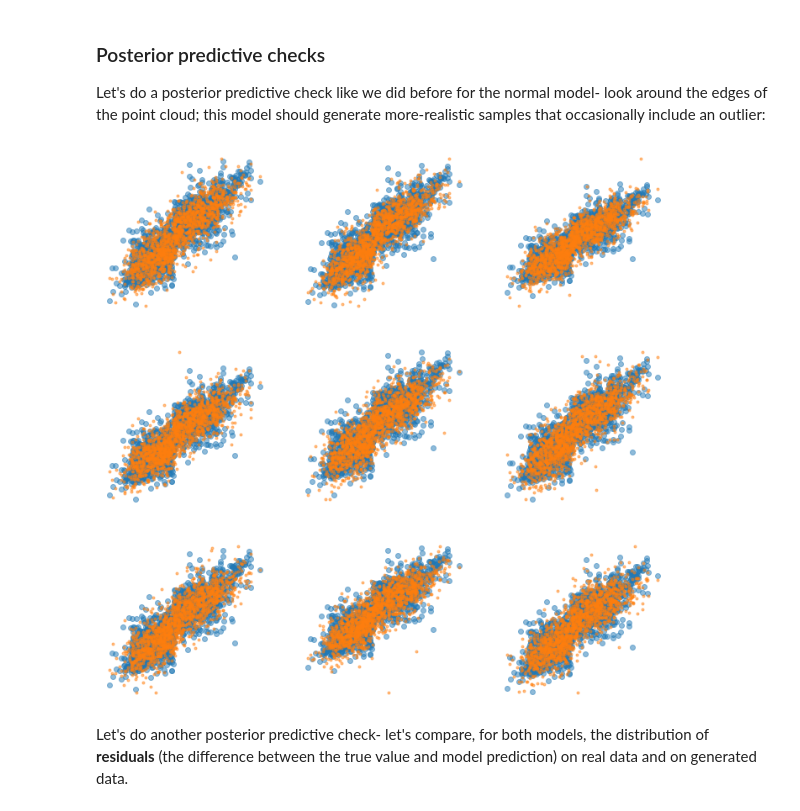
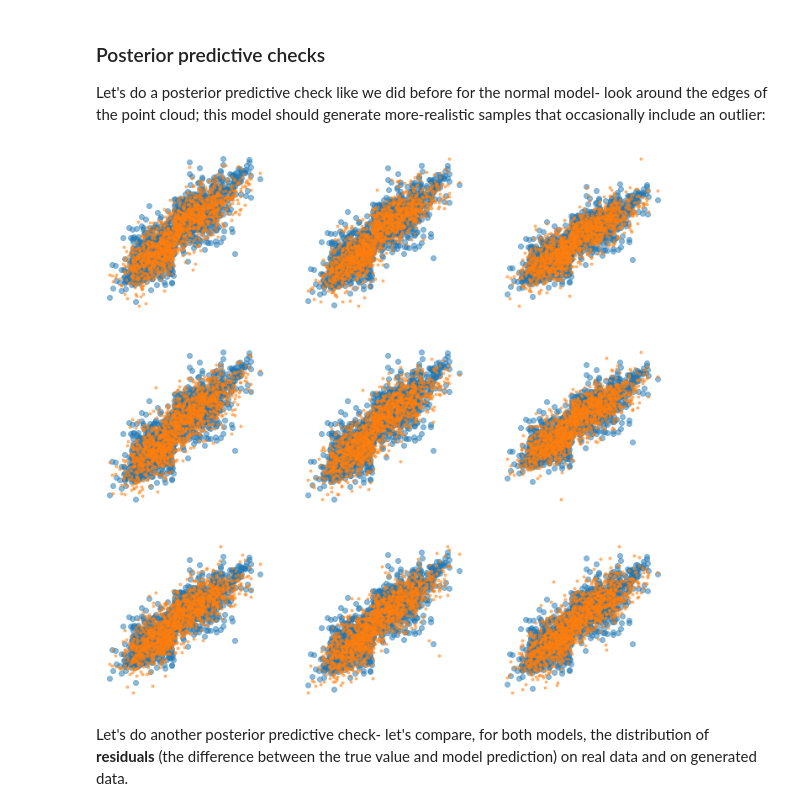
Before and after one commit to prior-knowledge/bayestime, a Jupyter notebook: extras/extras_02_outlier_resistant_regression.ipynb, the cells around one changed output. Cells and saved outputs as stored; diff of their text form; code cells hidden in the pictures.

```diff
--- a/extras/extras_02_outlier_resistant_regression.ipynb
+++ b/extras/extras_02_outlier_resistant_regression.ipynb
@@ -154,10 +159,12 @@ for j in range(9):
     i = np.random.choice(np.arange(traces_norm["beta"].shape[0]))
     beta = traces_norm["beta"][i,:]
     sigma = traces_norm["sigma"][i]
+    intercept = traces_norm["intercept"][i]
     epsilon = np.random.normal(0, sigma, size=len(Y_test))
+
 
     plt.subplot(3,3,j+1)
     plt.plot(X_test[:,0], Y_test, "o", alpha=0.5)
-    plt.plot(X_test[:,0], beta.dot(X_test.T)+epsilon, ".", alpha=0.5)
+    plt.plot(X_test[:,0], beta.dot(X_test.T)+intercept+epsilon, ".", alpha=0.5)
     plt.axis(False);
 # %% [output]
@@ -251,18 +272,19 @@ Let's do a posterior predictive check like we did before for the normal model- l
 # %%
 figsize(12,12)
 for j in range(9):
     i = np.random.choice(np.arange(traces_t["beta"].shape[0]))
     beta = traces_t["beta"][i,:]
+    intercept = traces_t["intercept"][i]
     nu = traces_t["nu"][i]
     sigma = traces_t["sigma"][i]
     epsilon = sigma*np.random.standard_t(nu, size=len(Y_test))
 
     plt.subplot(3,3,j+1)
     plt.plot(X_test[:,0], Y_test, "o", alpha=0.5)
-    plt.plot(X_test[:,0], beta.dot(X_test.T)+epsilon, ".", alpha=0.5)
+    plt.plot(X_test[:,0], beta.dot(X_test.T)+intercept+epsilon, ".", alpha=0.5)
     plt.axis(False);
 # %% [output]
-[figure, old version]
+[figure, new version]
 # %% [markdown]
 Let's do another posterior predictive check- let's compare, for both models, the distribution of **residuals** (the difference between the true value and model prediction) on real data and on generated data.
 # %%
```
Also changed, not shown: parts of 12 cells of this notebook.
